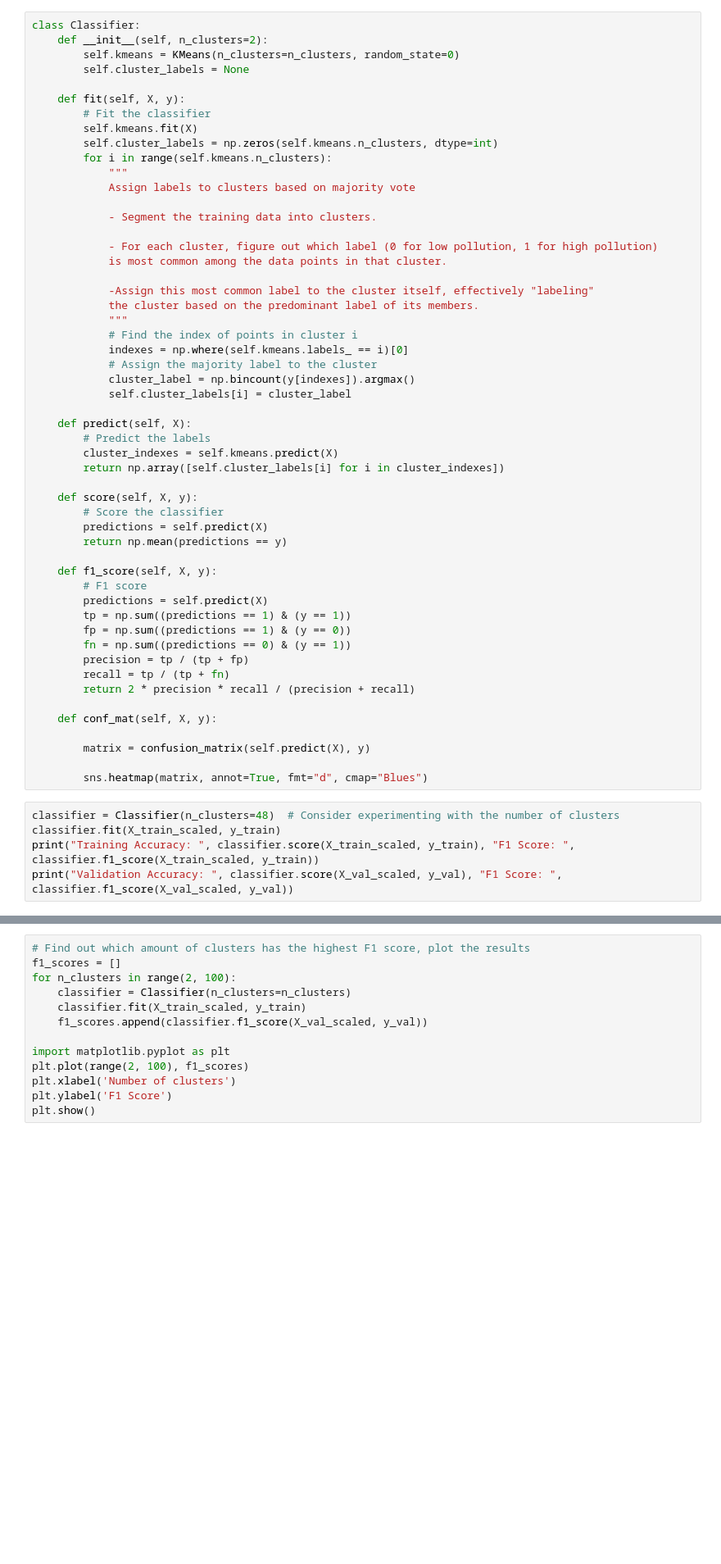
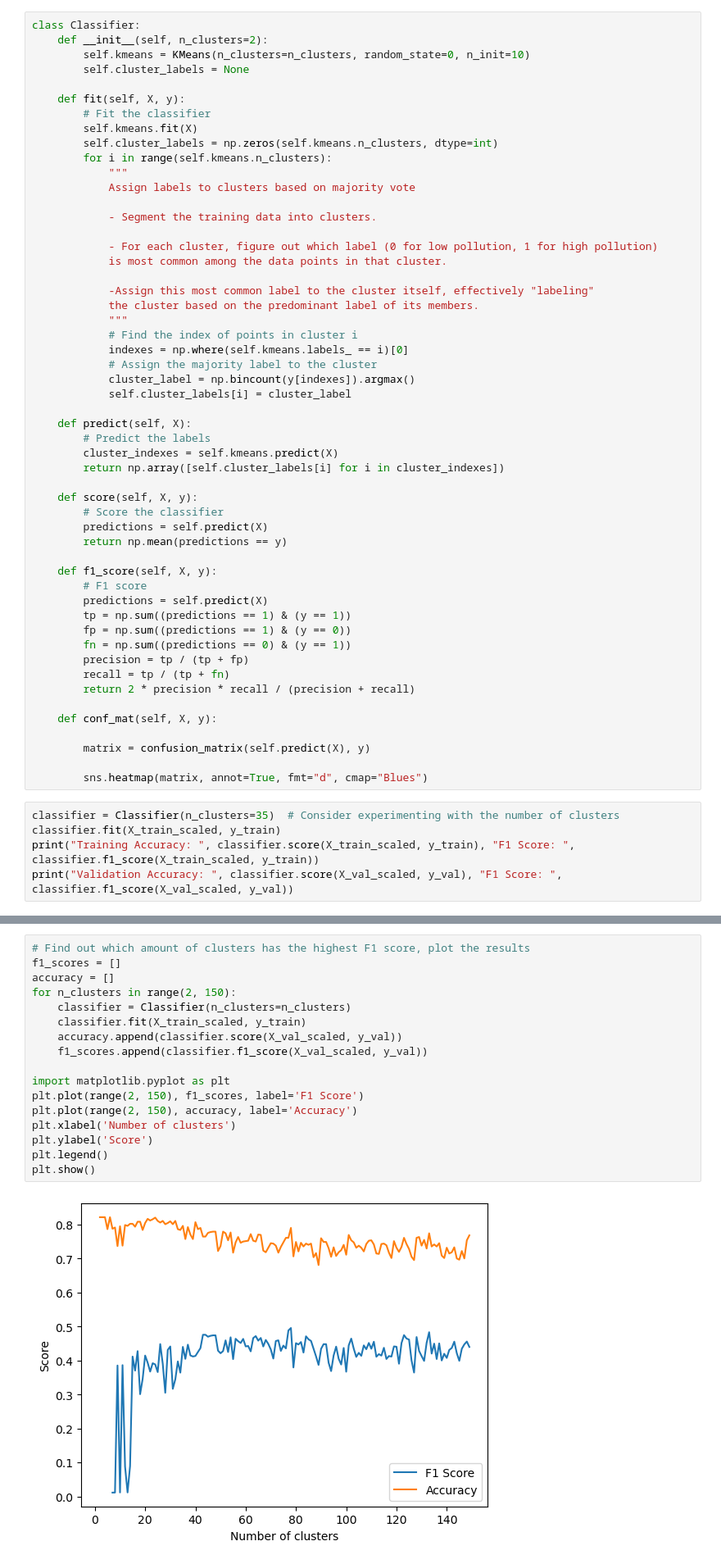
Before and after one commit to ninjasnigel/AI-Design, a Jupyter notebook: ass3/testing.ipynb, the cells around one changed output, grey strips where cells are left out. Shown at 82% size. Drawn from its saved outputs; the diff is of its cells as text; blank space fills up the shorter version.

```diff
--- a/ass3/testing.ipynb
+++ b/ass3/testing.ipynb
@@ -66,7 +68,7 @@ X_val_scaled = scaler.transform(X_val)  # Use the same scaler to transform valid
 # %%
 class Classifier:
     def __init__(self, n_clusters=2):
-        self.kmeans = KMeans(n_clusters=n_clusters, random_state=0)
+        self.kmeans = KMeans(n_clusters=n_clusters, random_state=0, n_init=10)
         self.cluster_labels = None
 
     def fit(self, X, y):
@@ -117,7 +119,7 @@ class Classifier:
 
         sns.heatmap(matrix, annot=True, fmt="d", cmap="Blues")
 # %%
-classifier = Classifier(n_clusters=48)  # Consider experimenting with the number of clusters
+classifier = Classifier(n_clusters=35)  # Consider experimenting with the number of clusters
 classifier.fit(X_train_scaled, y_train)
 print("Training Accuracy: ", classifier.score(X_train_scaled, y_train), "F1 Score: ", classifier.f1_score(X_train_scaled, y_train))
 print("Validation Accuracy: ", classifier.score(X_val_scaled, y_val), "F1 Score: ", classifier.f1_score(X_val_scaled, y_val))
@@ -131,16 +131,22 @@ classifier.conf_mat(X_val_scaled, y_val)
 # %%
 # Find out which amount of clusters has the highest F1 score, plot the results
 f1_scores = []
-for n_clusters in range(2, 100):
+accuracy = []
+for n_clusters in range(2, 150):
     classifier = Classifier(n_clusters=n_clusters)
     classifier.fit(X_train_scaled, y_train)
+    accuracy.append(classifier.score(X_val_scaled, y_val))
     f1_scores.append(classifier.f1_score(X_val_scaled, y_val))
 
 import matplotlib.pyplot as plt
-plt.plot(range(2, 100), f1_scores)
+plt.plot(range(2, 150), f1_scores, label='F1 Score')
+plt.plot(range(2, 150), accuracy, label='Accuracy')
 plt.xlabel('Number of clusters')
-plt.ylabel('F1 Score')
+plt.ylabel('Score')
+plt.legend()
 plt.show()
+# %% [output]
+[figure, added]
 # %%
 # Score for the other cities
 X_val = chengdu_data.drop('PM_HIGH', axis=1)
```
Also changed, not shown: parts of 8 cells of this notebook.
